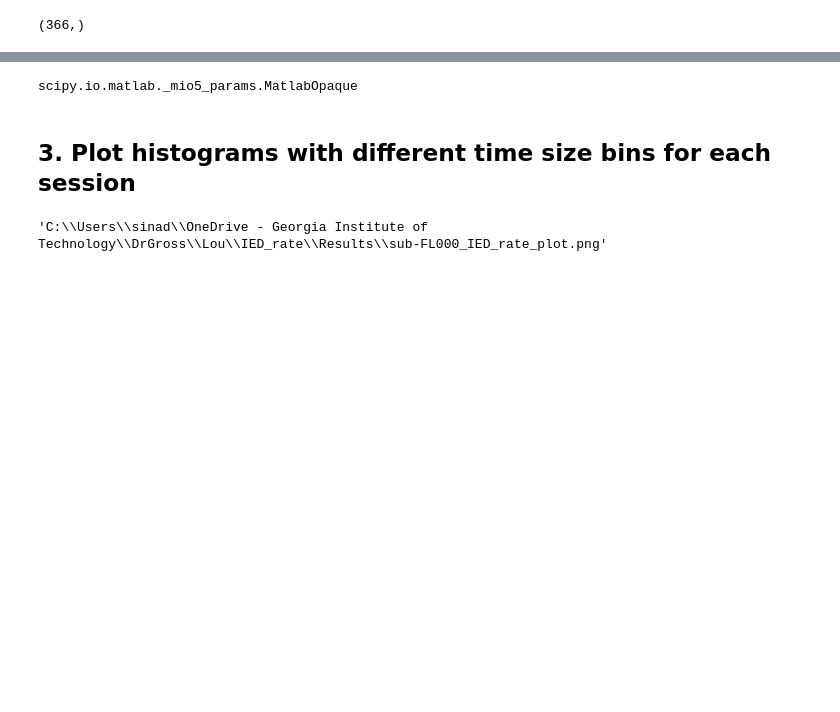
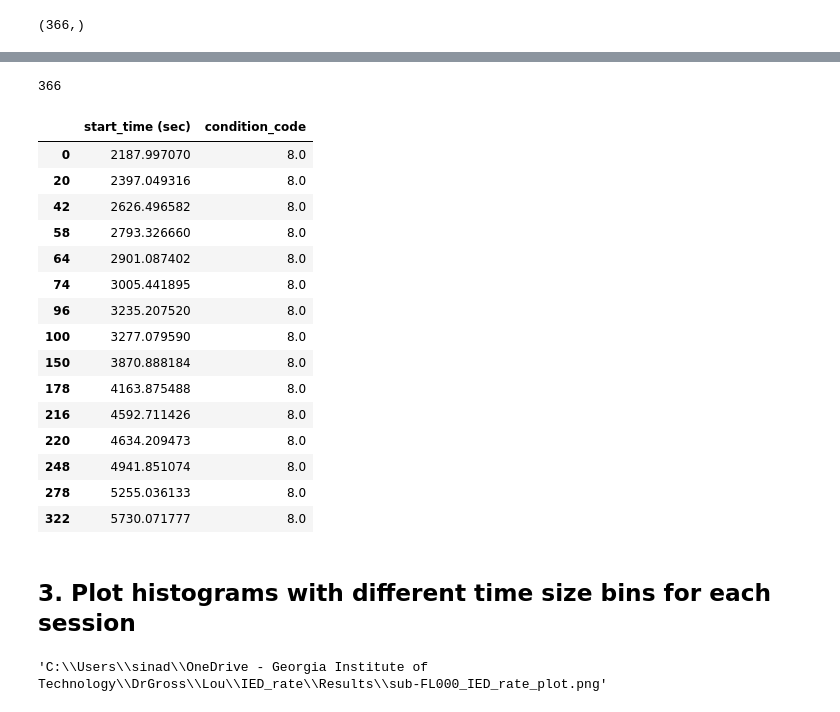
Before and after one commit to Simurgh818/IED_distributions, a Jupyter notebook: IED_distributions.ipynb, the cells around one changed output, grey strips where cells are left out. Drawn from its saved outputs; the diff is of its cells as text; code cells hidden in the pictures; blank space fills up the shorter version.

```diff
--- a/IED_distributions.ipynb
+++ b/IED_distributions.ipynb
@@ -516,7 +517,7 @@ mat_path
  'Y:\\stg-preproc\\sub-FL014\\task-flickerneuro\\ses-02\\sub-FL014_stg-preproc_task-flickerneuro_ses-02_nat-beh.mat',
  'Y:\\stg-preproc\\sub-FL016\\task-flickerneuro\\ses-01\\sub-FL016_stg-preproc_task-flickerneuro_ses-01_nat-beh.mat']
 # %%
-mat_contents = loadmat(mat_path[0],simplify_cells=True, chars_as_strings=True)
+mat_contents = loadmat(mat_path[0],simplify_cells=True, mat_dtype=True)
 # %%
 trials = mat_contents['trials']
 trials
@@ -590,4 +634,23 @@ MatlabOpaque([(b'', b'MCOS', b'string', array([3707764736,          2,
-# %%
-type(condition_code)
-# %% [output]
-scipy.io.matlab._mio5_params.MatlabOpaque
+# %%
+len(condition_df)
+# %% [output]
+366
+# %%
+condition_df.loc[condition_df['condition_code']==8]
+# %% [output]
+|  | start_time (sec) | condition_code |
+| 0 | 2187.997070 | 8.0 |
+| 20 | 2397.049316 | 8.0 |
+| 42 | 2626.496582 | 8.0 |
+| 58 | 2793.326660 | 8.0 |
+| 64 | 2901.087402 | 8.0 |
+| 74 | 3005.441895 | 8.0 |
+| 96 | 3235.207520 | 8.0 |
+| 100 | 3277.079590 | 8.0 |
+| 150 | 3870.888184 | 8.0 |
+| 178 | 4163.875488 | 8.0 |
+| 216 | 4592.711426 | 8.0 |
+| 220 | 4634.209473 | 8.0 |
+| 248 | 4941.851074 | 8.0 |
+| 278 | 5255.036133 | 8.0 |
+| 322 | 5730.071777 | 8.0 |
```
Also changed, not shown: parts of 10 cells of this notebook.
